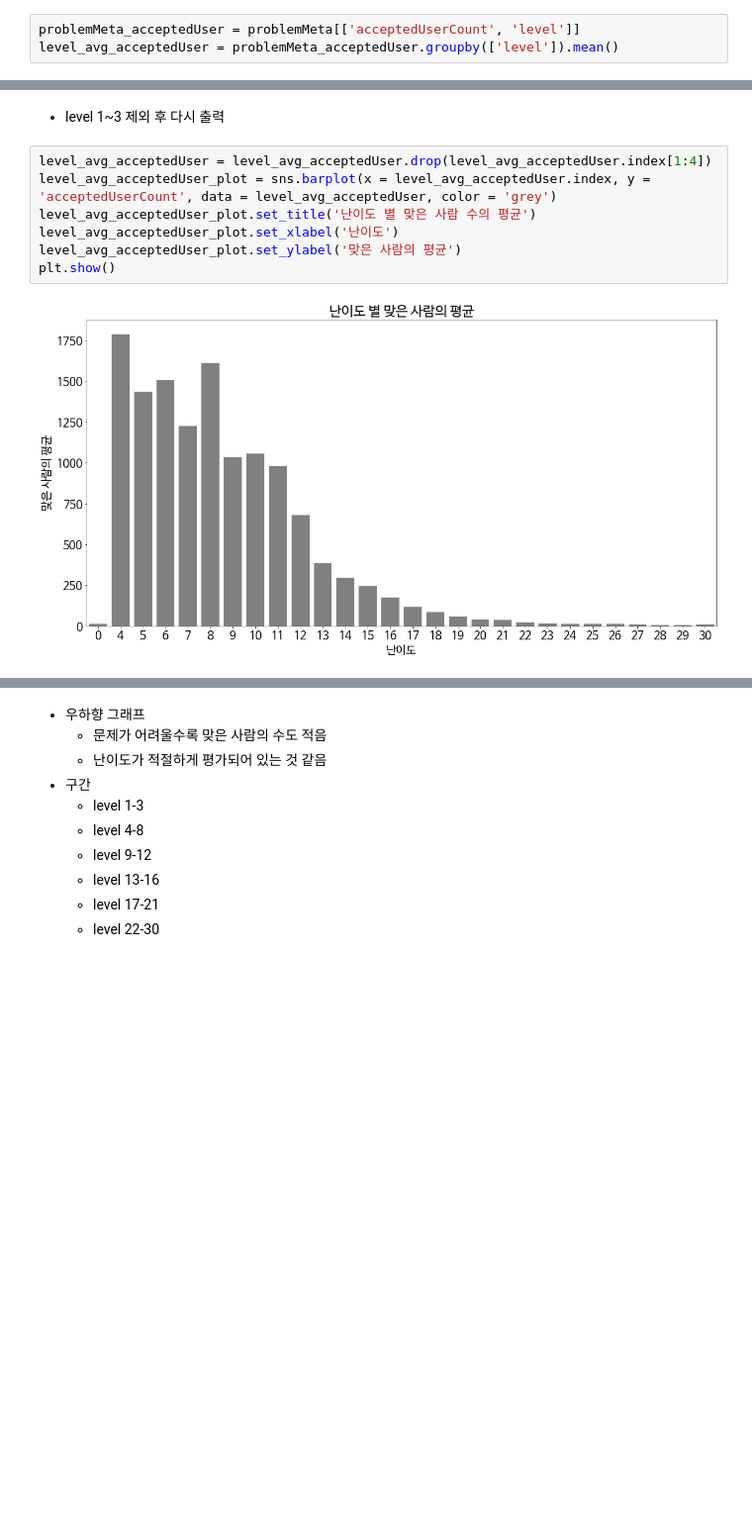
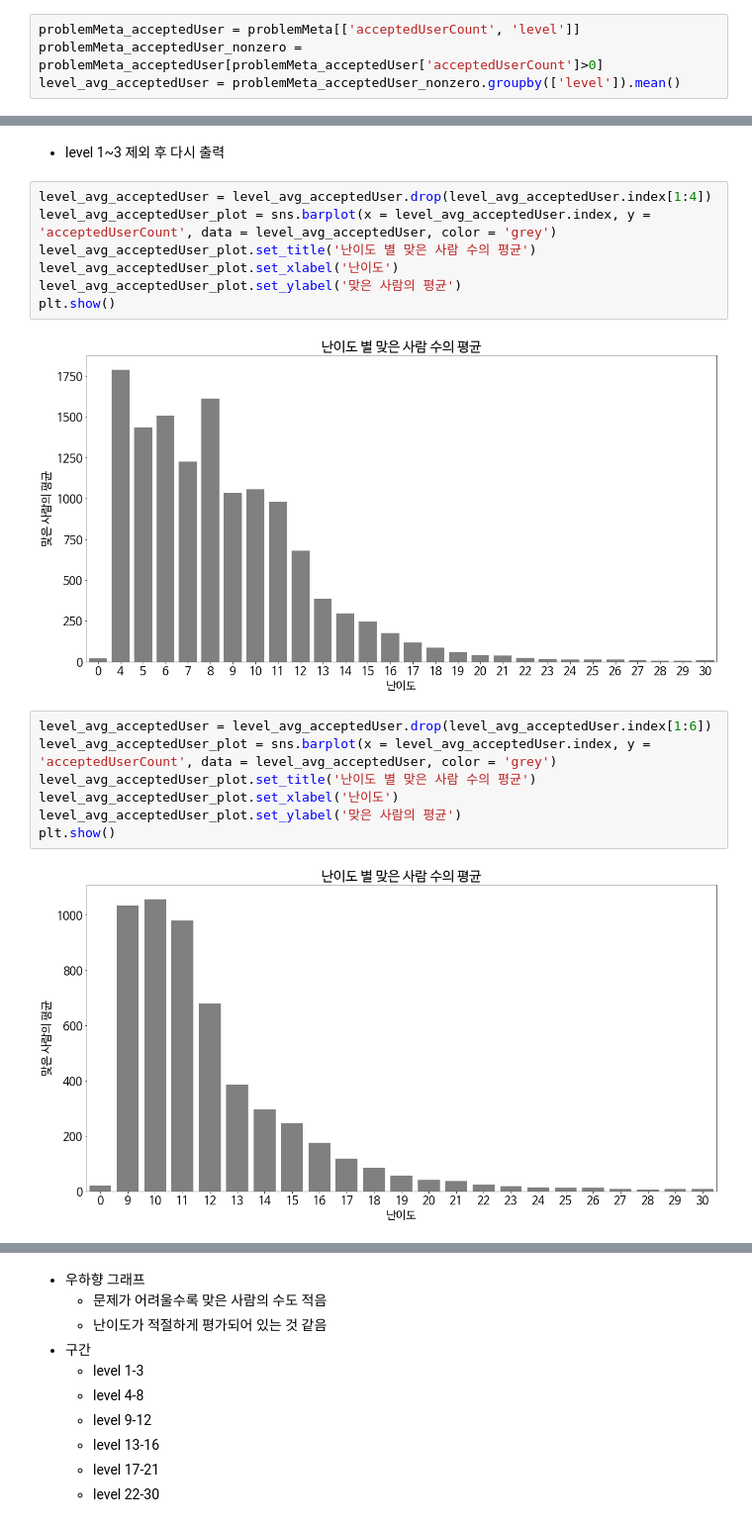
Before and after one commit to Capstone-Algo-Recommendation/ML-recommendation, a Jupyter notebook: data/EDA.ipynb, the cells around one changed output, grey strips where cells are left out. Shown at 99% size. Saved outputs shown, nothing was run; the diff lists cells and outputs as text; blank space fills up the shorter version.

```diff
--- a/data/EDA.ipynb
+++ b/data/EDA.ipynb
@@ -159,7 +165,8 @@ plt.show()
 ### 1-2) 난이도 별 맞은 사람 수의 평균
 # %%
 problemMeta_acceptedUser = problemMeta[['acceptedUserCount', 'level']]
-level_avg_acceptedUser = problemMeta_acceptedUser.groupby(['level']).mean()
+problemMeta_acceptedUser_nonzero = problemMeta_acceptedUser[problemMeta_acceptedUser['acceptedUserCount']>0]
+level_avg_acceptedUser = problemMeta_acceptedUser_nonzero.groupby(['level']).mean()
 # %%
 level_avg_acceptedUser_plot = sns.barplot(x = level_avg_acceptedUser.index, y = 'acceptedUserCount', data = level_avg_acceptedUser, color = 'grey')
 level_avg_acceptedUser_plot.set_title('난이도 별 맞은 사람 수의 평균')
@@ -178,4 +185,13 @@ level_avg_acceptedUser_plot.set_xlabel('난이도')
 level_avg_acceptedUser_plot.set_ylabel('맞은 사람의 평균')
 plt.show()
 # %% [output]
-[figure, old version]
+[figure, new version]
+# %%
+level_avg_acceptedUser = level_avg_acceptedUser.drop(level_avg_acceptedUser.index[1:6])
+level_avg_acceptedUser_plot = sns.barplot(x = level_avg_acceptedUser.index, y = 'acceptedUserCount', data = level_avg_acceptedUser, color = 'grey')
+level_avg_acceptedUser_plot.set_title('난이도 별 맞은 사람 수의 평균')
+level_avg_acceptedUser_plot.set_xlabel('난이도')
+level_avg_acceptedUser_plot.set_ylabel('맞은 사람의 평균')
+plt.show()
+# %% [output]
+[figure, added]
```
Also changed, not shown: parts of 70 cells of this notebook, 1 other file.
